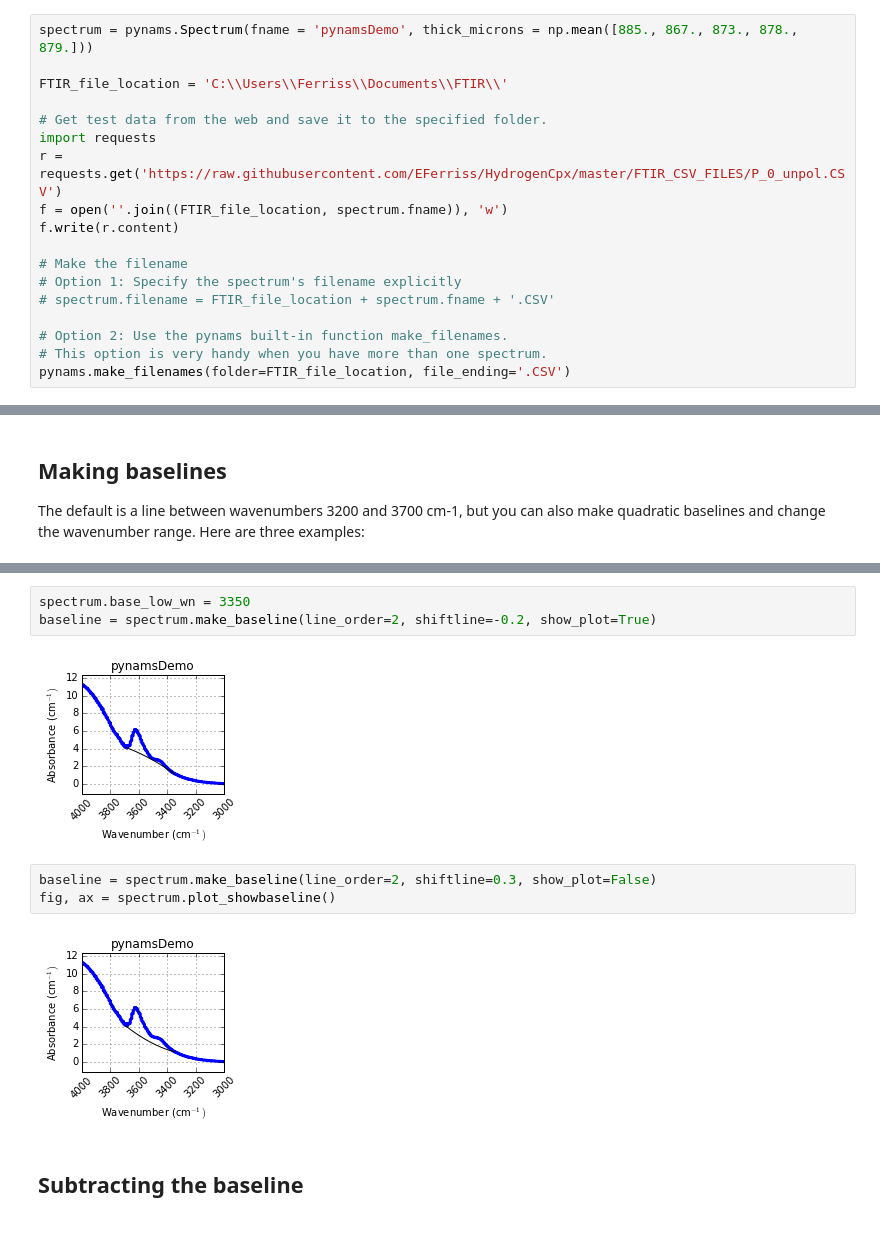
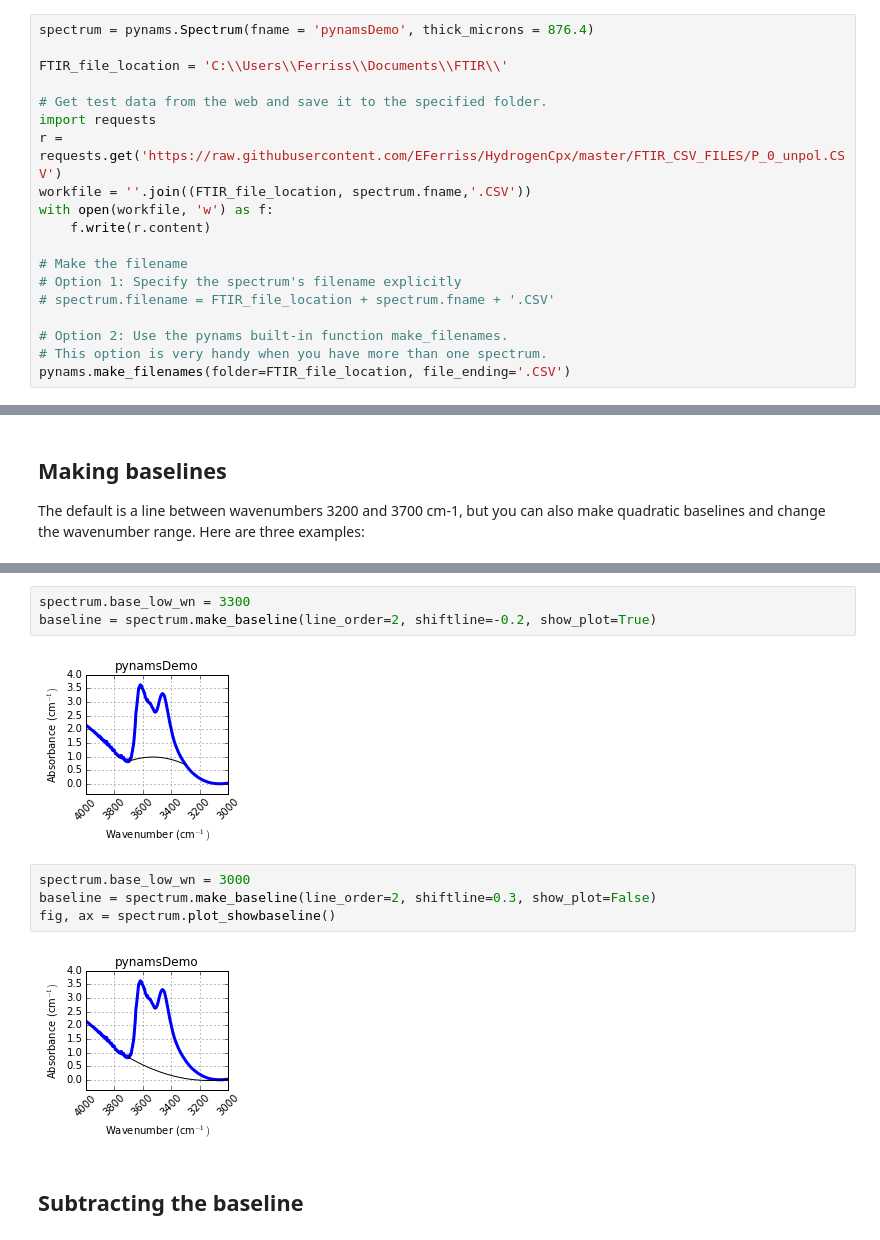
Before and after one commit to EFerriss/Pynams, a Jupyter notebook: EXAMPLES.ipynb, the cells around one changed output, grey strips where cells are left out. Drawn from its saved outputs; the diff is of its cells as text.

```diff
--- a/EXAMPLES.ipynb
+++ b/EXAMPLES.ipynb
@@ -20,15 +20,16 @@ Here in the first line I create a particular spectrum ("instantiate the class Sp
 
 This spectrum also needs to know where to find data from the file pynamsDemo.CSV.
 # %%
-spectrum = pynams.Spectrum(fname = 'pynamsDemo', thick_microns = np.mean([885., 867., 873., 878., 879.]))
+spectrum = pynams.Spectrum(fname = 'pynamsDemo', thick_microns = 876.4)
 
 FTIR_file_location = 'C:\\Users\\Ferriss\\Documents\\FTIR\\'
 
 # Get test data from the web and save it to the specified folder.
 import requests
 r = requests.get('https://raw.githubusercontent.com/EFerriss/HydrogenCpx/master/FTIR_CSV_FILES/P_0_unpol.CSV')
-f = open(''.join((FTIR_file_location, spectrum.fname)), 'w')
-f.write(r.content)
+workfile = ''.join((FTIR_file_location, spectrum.fname,'.CSV'))
+with open(workfile, 'w') as f:
+    f.write(r.content)
 
 # Make the filename
 # Option 1: Specify the spectrum's filename explicitly
@@ -75,13 +76,14 @@ Making baseline...
 # %%
-spectrum.base_low_wn = 3350
+spectrum.base_low_wn = 3300
 baseline = spectrum.make_baseline(line_order=2, shiftline=-0.2, show_plot=True)
 # %% [output]
-[figure, old version]
+[figure, new version]
 # %%
+spectrum.base_low_wn = 3000
 baseline = spectrum.make_baseline(line_order=2, shiftline=0.3, show_plot=False)
 fig, ax = spectrum.plot_showbaseline()
 # %% [output]
-[figure, old version]
+[figure, new version]
 # %% [markdown]
 ## Subtracting the baseline
 # %%
```
Also changed, not shown: parts of 13 cells of this notebook, 5 other files.
